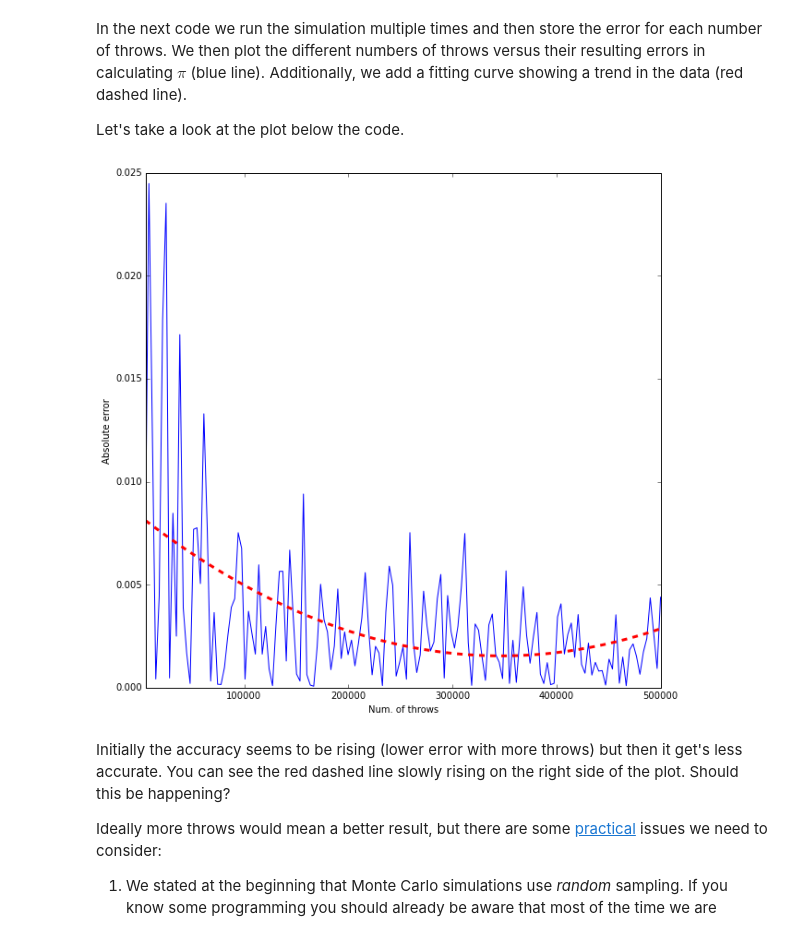
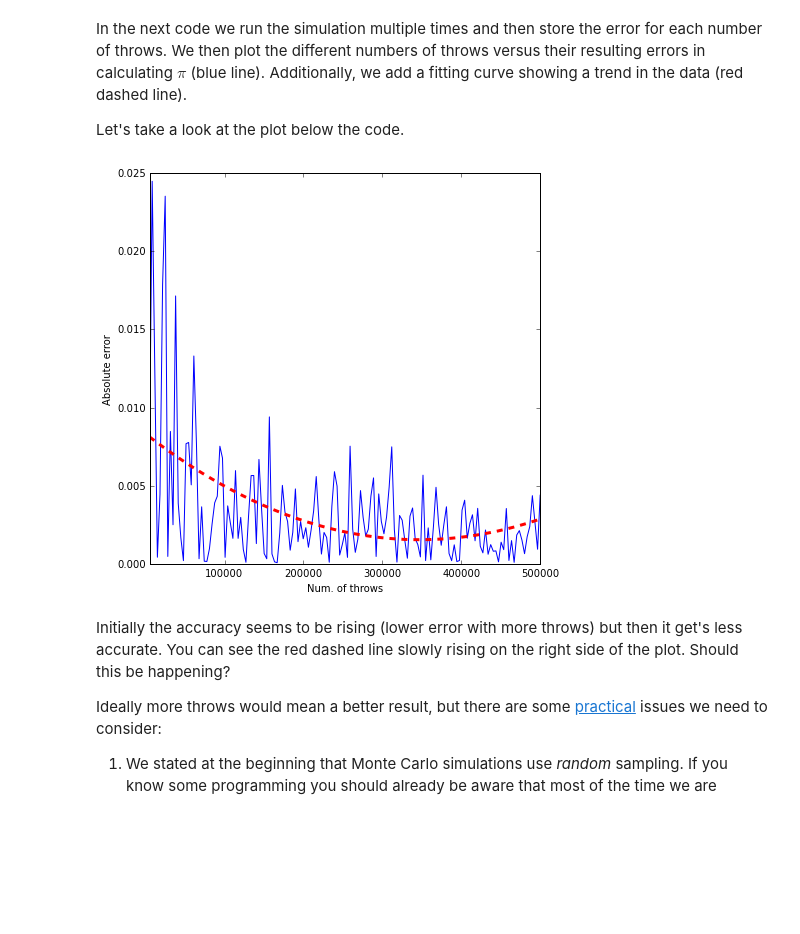
Before and after one commit to emocibob/ipython-notebooks, a Jupyter notebook: notebooks/monte_carlo_pi.ipynb, the cells around one changed output. Cells and saved outputs as stored; diff of their text form; code cells hidden in the pictures; blank space fills up the shorter version.

```diff
--- a/notebooks/monte_carlo_pi.ipynb
+++ b/notebooks/monte_carlo_pi.ipynb
@@ -190,35 +190,35 @@ def monteCarloPiError(throws):
 
     d = np.sqrt(x*x + y*y)
     hits = np.sum(d <= 1)
 
     pi = 4 * (hits / throws)
     error = abs(np.pi - pi)
 
     return error
 
 rng = np.random.RandomState(333) # new random number generator with a constant seed
 
 throwsMin = 5000
 throwsMax = 500000
 throwsSamples = 151
 throwsAll = np.linspace(throwsMin, throwsMax, throwsSamples)
 errors = np.zeros(throwsSamples)
 
 for i in range (0, throwsSamples):
     errors[i] = monteCarloPiError(throwsAll[i])
 
 z = np.polyfit(throwsAll, errors, deg=2)
 p = numpy.poly1d(z)
 
-plt.figure(figsize=(10, 10))
+plt.figure(figsize=(7, 7))
 plt.gca().set_xlim([throwsMin, throwsMax])
 plt.plot(throwsAll, errors)
 plt.plot(throwsAll, p(throwsAll), linestyle='--', color='r', linewidth=3) # trend line
 plt.xlabel('Num. of throws')
 plt.ylabel('Absolute error')
 plt.show()
 # %% [output]
-[figure, old version]
+[figure, new version]
 # %% [markdown]
 Initially the accuracy seems to be rising (lower error with more throws) but then it get's less accurate. You can see the red dashed line slowly rising on the right side of the plot.
 Should this be happening?
```
Also changed, not shown: parts of 2 cells of this notebook.
